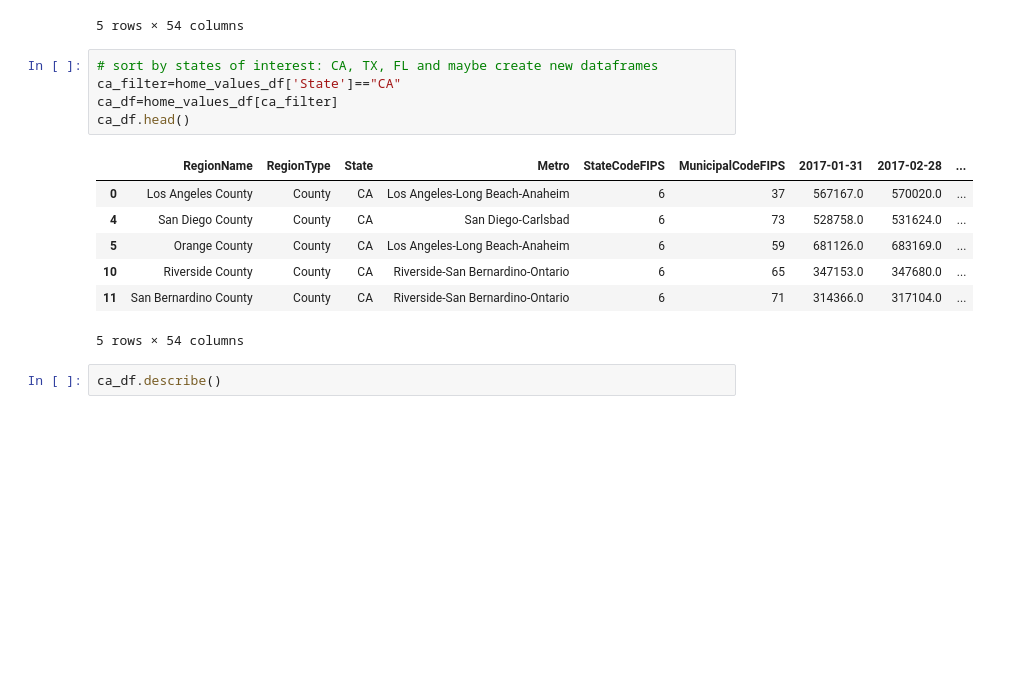
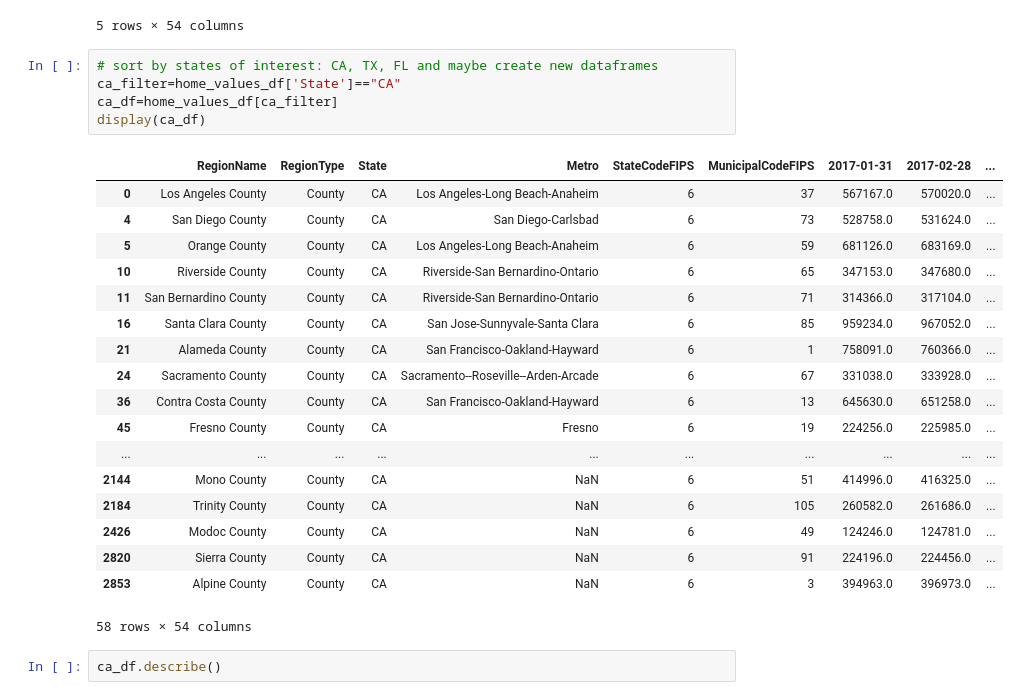
Before and after one commit to aolea13/project_1, a Jupyter notebook: zhvi_state_analysis.ipynb, the cells around one changed output. Saved outputs shown, nothing was run; the diff lists cells and outputs as text; blank space fills up the shorter version.

```diff
--- a/zhvi_state_analysis.ipynb
+++ b/zhvi_state_analysis.ipynb
@@ -17,16 +17,27 @@ home_values_df.head()
 # %%
 # sort by states of interest: CA, TX, FL and maybe create new dataframes
 ca_filter=home_values_df['State']=="CA"
 ca_df=home_values_df[ca_filter]
-ca_df.head()
+display(ca_df)
 # %% [output]
 |  | RegionName | RegionType | State | Metro | StateCodeFIPS | MunicipalCodeFIPS | 2017-01-31 | 2017-02-28 | ... |
 | 0 | Los Angeles County | County | CA | Los Angeles-Long Beach-Anaheim | 6 | 37 | 567167.0 | 570020.0 | ... |
 | 4 | San Diego County | County | CA | San Diego-Carlsbad | 6 | 73 | 528758.0 | 531624.0 | ... |
 | 5 | Orange County | County | CA | Los Angeles-Long Beach-Anaheim | 6 | 59 | 681126.0 | 683169.0 | ... |
 | 10 | Riverside County | County | CA | Riverside-San Bernardino-Ontario | 6 | 65 | 347153.0 | 347680.0 | ... |
 | 11 | San Bernardino County | County | CA | Riverside-San Bernardino-Ontario | 6 | 71 | 314366.0 | 317104.0 | ... |
+| 16 | Santa Clara County | County | CA | San Jose-Sunnyvale-Santa Clara | 6 | 85 | 959234.0 | 967052.0 | ... |
+| 21 | Alameda County | County | CA | San Francisco-Oakland-Hayward | 6 | 1 | 758091.0 | 760366.0 | ... |
+| 24 | Sacramento County | County | CA | Sacramento--Roseville--Arden-Arcade | 6 | 67 | 331038.0 | 333928.0 | ... |
+| 36 | Contra Costa County | County | CA | San Francisco-Oakland-Hayward | 6 | 13 | 645630.0 | 651258.0 | ... |
+| 45 | Fresno County | County | CA | Fresno | 6 | 19 | 224256.0 | 225985.0 | ... |
+| ... | ... | ... | ... | ... | ... | ... | ... | ... | ... |
+| 2144 | Mono County | County | CA | NaN | 6 | 51 | 414996.0 | 416325.0 | ... |
+| 2184 | Trinity County | County | CA | NaN | 6 | 105 | 260582.0 | 261686.0 | ... |
+| 2426 | Modoc County | County | CA | NaN | 6 | 49 | 124246.0 | 124781.0 | ... |
+| 2820 | Sierra County | County | CA | NaN | 6 | 91 | 224196.0 | 224456.0 | ... |
+| 2853 | Alpine County | County | CA | NaN | 6 | 3 | 394963.0 | 396973.0 | ... |
-5 rows × 54 columns
+58 rows × 54 columns
 # %%
 ca_df.describe()
 # %% [output]
```
Also changed, not shown: parts of 1 cell of this notebook, 2 other files.
